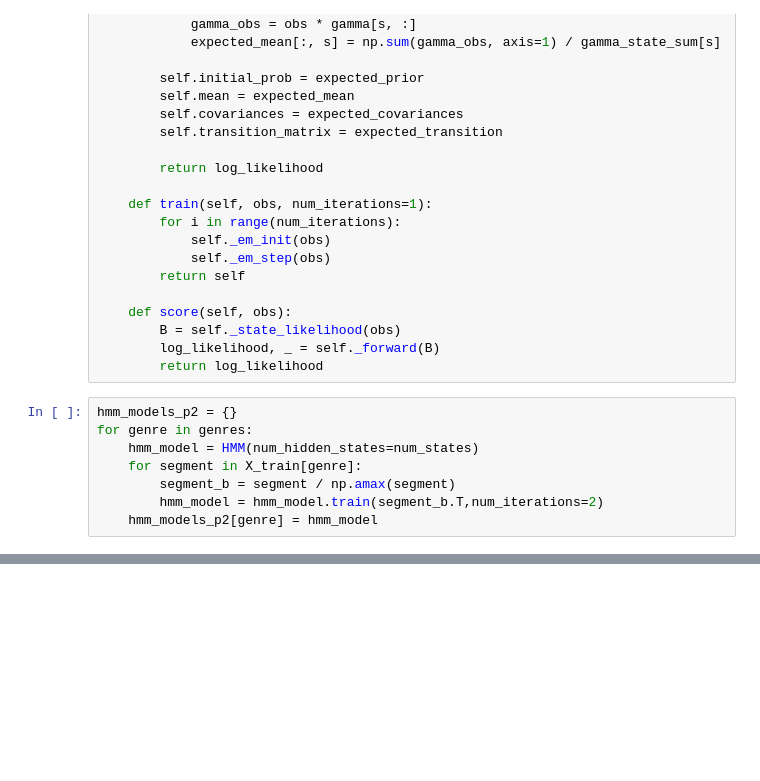
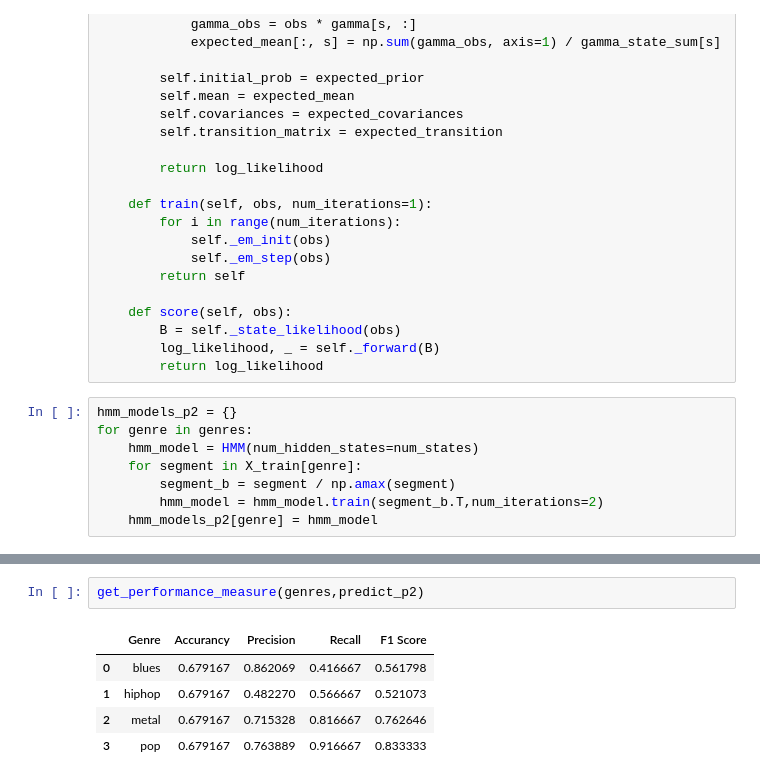
Before and after one commit to elahekhodaverdi/Artificial-Intelligence-Course-Projects, a Jupyter notebook: CA3 - HMM/AI-CA3.ipynb, the cells around one changed output, grey strips where cells are left out. Saved outputs shown, nothing was run; the diff lists cells and outputs as text; blank space fills up the shorter version.

```diff
--- a/CA3 - HMM/AI-CA3.ipynb
+++ b/CA3 - HMM/AI-CA3.ipynb
@@ -341,0 +357,8 @@ array([[0.75833333, 0.        , 0.19166667, 0.05      ],
+# %%
+get_performance_measure(genres,predict_p2)
+# %% [output]
+|  | Genre | Accurancy | Precision | Recall | F1 Score |
+| 0 | blues | 0.679167 | 0.862069 | 0.416667 | 0.561798 |
+| 1 | hiphop | 0.679167 | 0.482270 | 0.566667 | 0.521073 |
+| 2 | metal | 0.679167 | 0.715328 | 0.816667 | 0.762646 |
+| 3 | pop | 0.679167 | 0.763889 | 0.916667 | 0.833333 |
```
Also changed, not shown: parts of 10 cells of this notebook.
